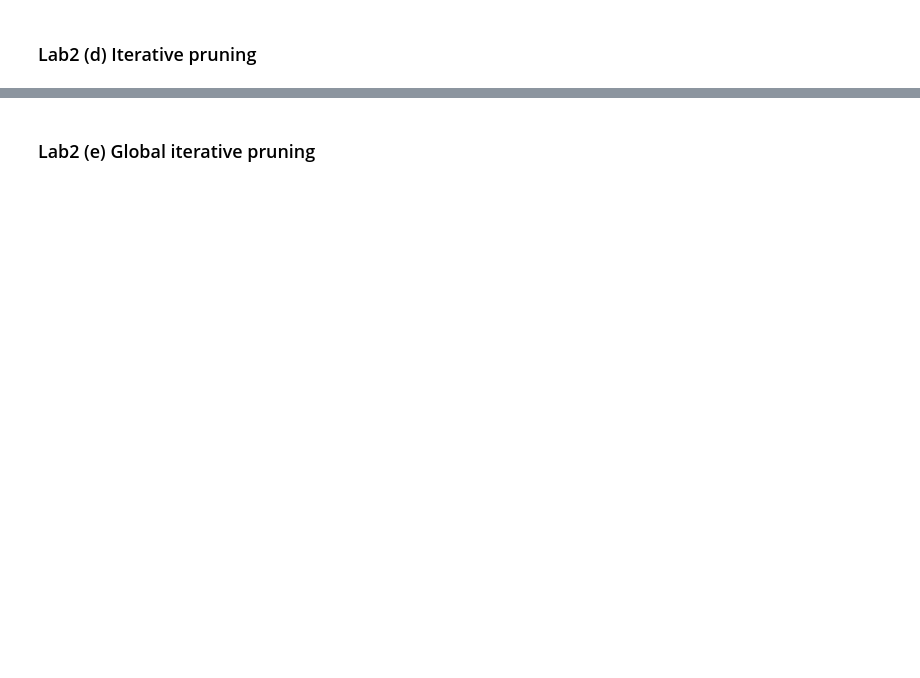
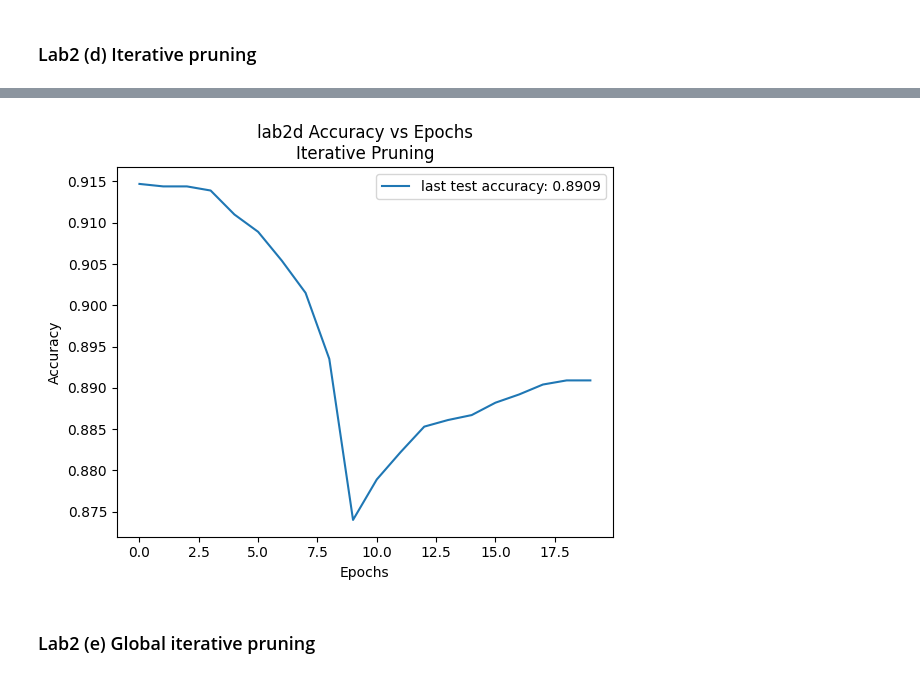
Before and after one commit to danyjabban/Representation_Learning, a Jupyter notebook: HW4/hw4.ipynb, the cells around one changed output, grey strips where cells are left out. Cells and saved outputs as stored; diff of their text form; code cells hidden in the pictures; blank space fills up the shorter version.

```diff
--- a/HW4/hw4.ipynb
+++ b/HW4/hw4.ipynb
@@ -310,12 +402,15 @@ test(net)
 # %%
 fig, ax = plt.subplots(1, 1)
 xx = range(n_epochs)
-ax.plot(xx, test_acc_iter_prune, label='max test accuracy: %g' % test_acc_iter_prune[-1])
+ax.plot(xx, test_acc_iter_prune, label='last test accuracy: %g' % test_acc_iter_prune[-1])
 ax.set_xlabel('Epochs')
 ax.set_ylabel('Accuracy')
 ax.set_title('lab2d Accuracy vs Epochs\nIterative Pruning')
+ax.legend()
 
 plt.savefig('lab2d.pdf', dpi=500, bbox_inches='tight')
+# %% [output]
+[figure, added]
 # %% [markdown]
 ### Lab2 (e) Global iterative pruning
 # %%
```
Also changed, not shown: parts of 25 cells of this notebook.
